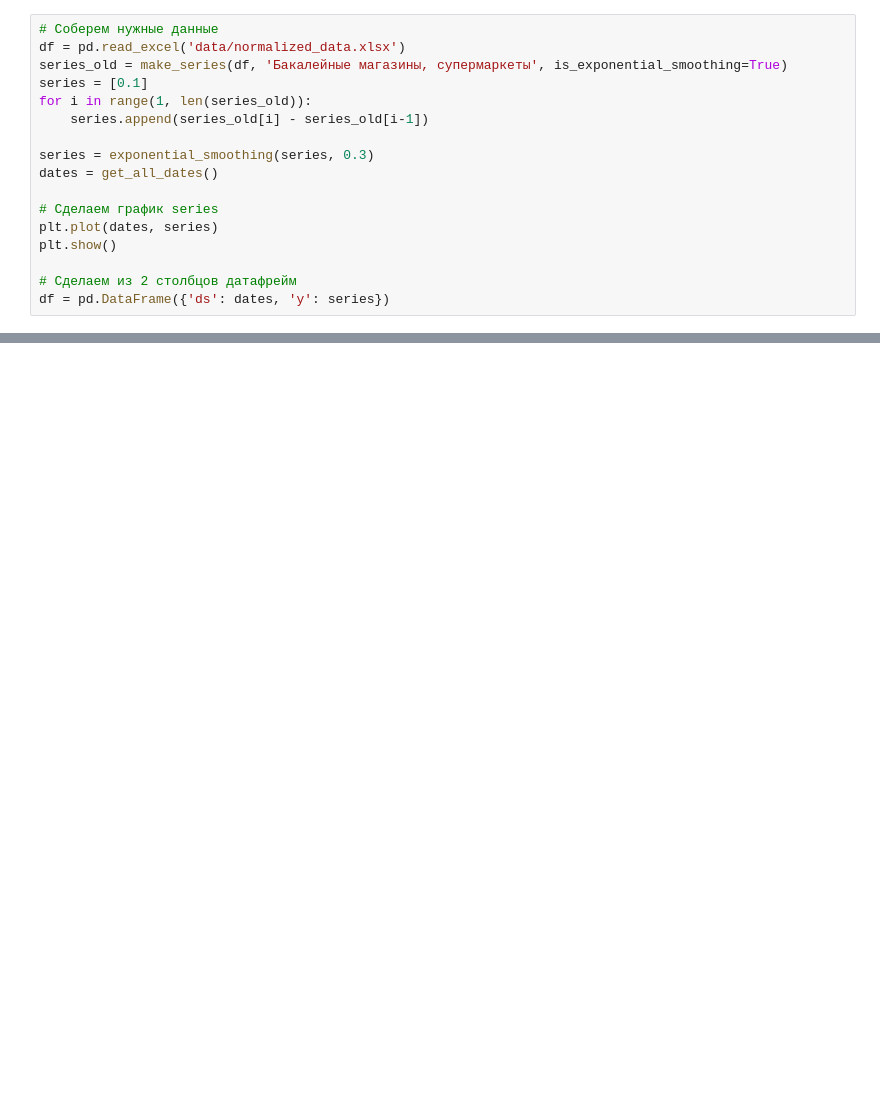
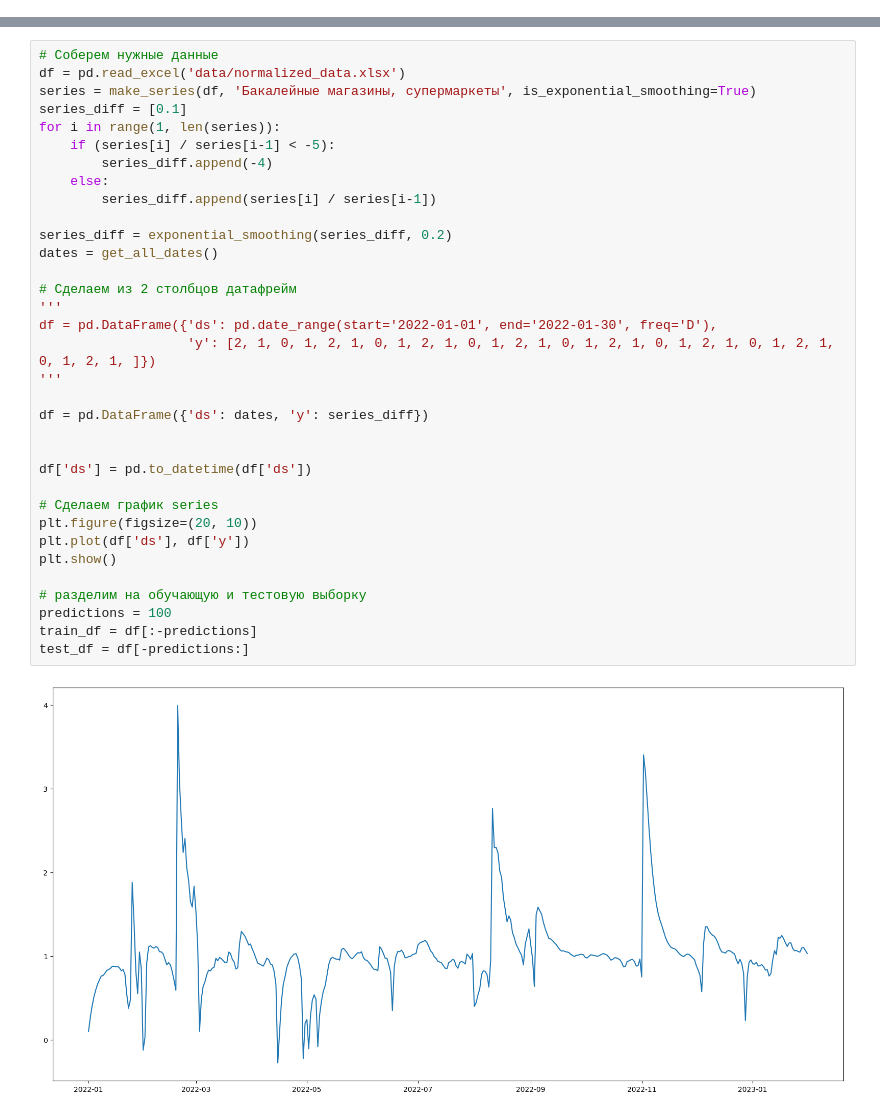
Before and after one commit to Merzlikin-Matvey/hackathon, a Jupyter notebook: bad_model.ipynb, the cells around one changed output, grey strips where cells are left out. Drawn from its saved outputs; the diff is of its cells as text; blank space fills up the shorter version.

```diff
--- a/bad_model.ipynb
+++ b/bad_model.ipynb
@@ -8,20 +10,3 @@ import matplotlib.pyplot as plt
 import warnings
 
 warnings.filterwarnings("ignore")
-# %%
-# Соберем нужные данные
-df = pd.read_excel('data/normalized_data.xlsx')
-series_old = make_series(df, 'Бакалейные магазины, супермаркеты', is_exponential_smoothing=True)
-series = [0.1]
-for i in range(1, len(series_old)):
-    series.append(series_old[i] - series_old[i-1])
-
-series = exponential_smoothing(series, 0.3)
-dates = get_all_dates()
-
-# Сделаем график series
-plt.plot(dates, series)
-plt.show()
-
-# Сделаем из 2 столбцов датафрейм
-df = pd.DataFrame({'ds': dates, 'y': series})
@@ -36,0 +13,36 @@ model.fit(df)
+# %%
+# Соберем нужные данные
+df = pd.read_excel('data/normalized_data.xlsx')
+series = make_series(df, 'Бакалейные магазины, супермаркеты', is_exponential_smoothing=True)
+series_diff = [0.1]
+for i in range(1, len(series)):
+    if (series[i] / series[i-1] < -5):
+        series_diff.append(-4)
+    else:
+        series_diff.append(series[i] / series[i-1])
+
+series_diff = exponential_smoothing(series_diff, 0.2)
+dates = get_all_dates()
+
+# Сделаем из 2 столбцов датафрейм
+'''
+df = pd.DataFrame({'ds': pd.date_range(start='2022-01-01', end='2022-01-30', freq='D'),
+                   'y': [2, 1, 0, 1, 2, 1, 0, 1, 2, 1, 0, 1, 2, 1, 0, 1, 2, 1, 0, 1, 2, 1, 0, 1, 2, 1, 0, 1, 2, 1, ]})
+'''
+
+df = pd.DataFrame({'ds': dates, 'y': series_diff})
+
+
+df['ds'] = pd.to_datetime(df['ds'])
+
+# Сделаем график series
+plt.figure(figsize=(20, 10))
+plt.plot(df['ds'], df['y'])
+plt.show()
+
+# разделим на обучающую и тестовую выборку
+predictions = 100
+train_df = df[:-predictions]
+test_df = df[-predictions:]
+# %% [output]
+[figure, added]
```
Also changed, not shown: parts of 15 cells of this notebook, 1 other file.
